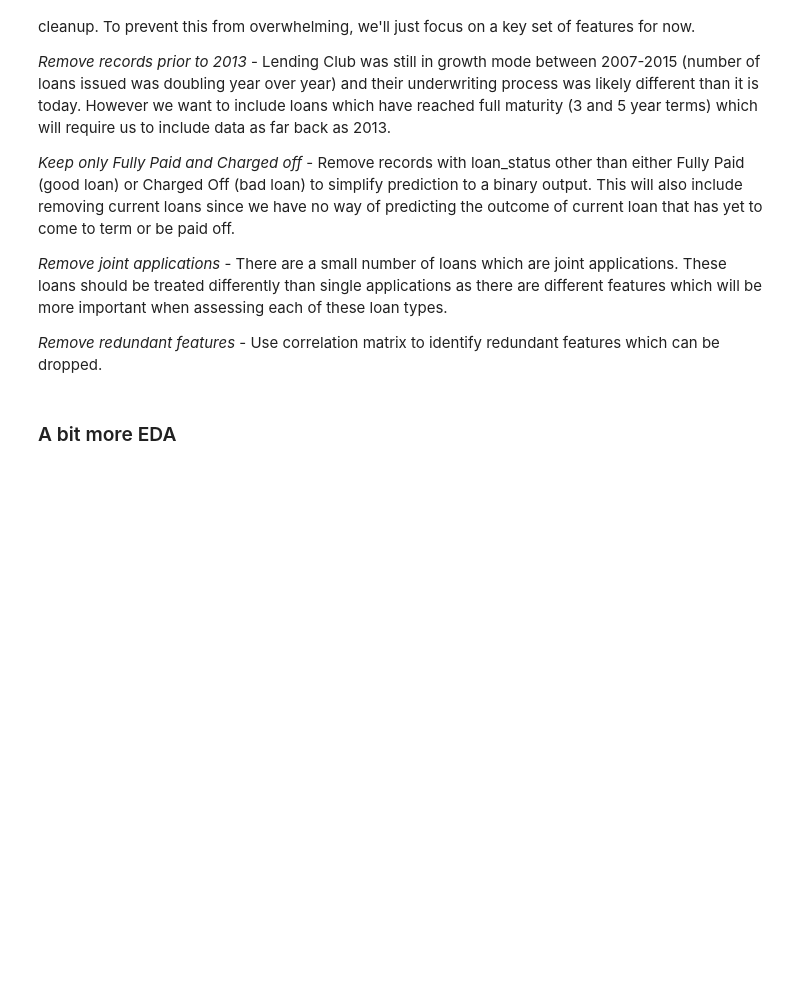
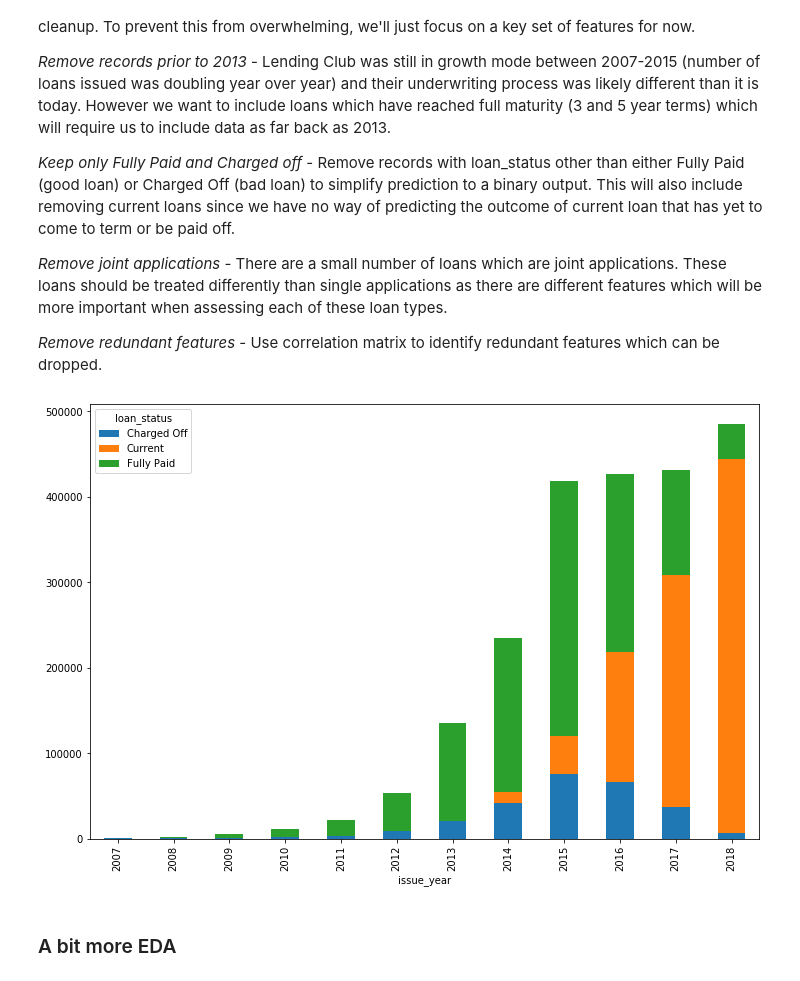
Before and after one commit to just1jp/loan_prediction, a Jupyter notebook: Loan Prediction.ipynb, the cells around one changed output. Cells and saved outputs as stored; diff of their text form; code cells hidden in the pictures; blank space fills up the shorter version.

```diff
--- a/Loan Prediction.ipynb
+++ b/Loan Prediction.ipynb
@@ -79,6 +79,12 @@ The aim of this section is to create a model which can reliably predict the outc
 # Let's convert the issue_d column to actual date values that we can work with and create two new columns
 loans['issue_year'] = pd.to_datetime(loans['issue_d']).dt.year
 loans['issue_month'] = pd.to_datetime(loans['issue_d']).dt.month
+# %%
+# Keep only records if loans status is Fully Paid, Charged Off, or Current
+loans_simple = loans.loc[loans.loan_status.isin(['Fully Paid', 'Charged Off', 'Current'])]
+loans_simple.groupby('issue_year').loan_status.value_counts().unstack().plot(kind='bar', figsize=(12,8), stacked=True);
+# %% [output]
+[figure, added]
 # %%
 ####### Remove older records #######
 
```
Also changed, not shown: parts of 18 cells of this notebook.
